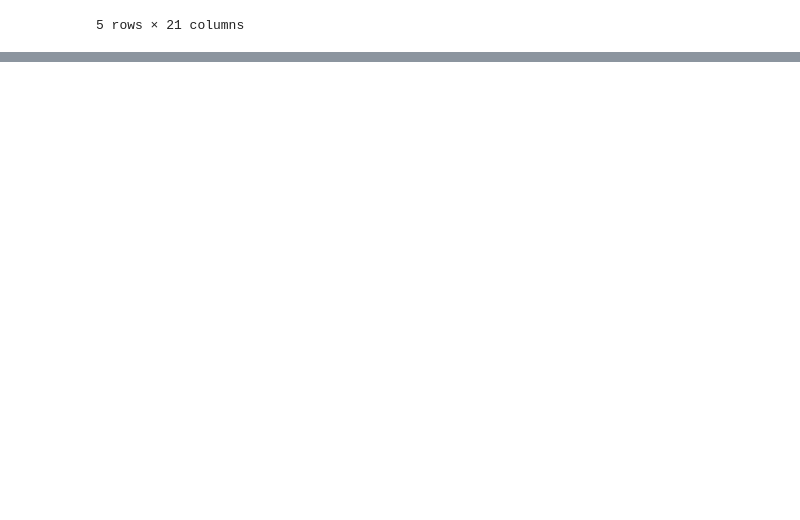
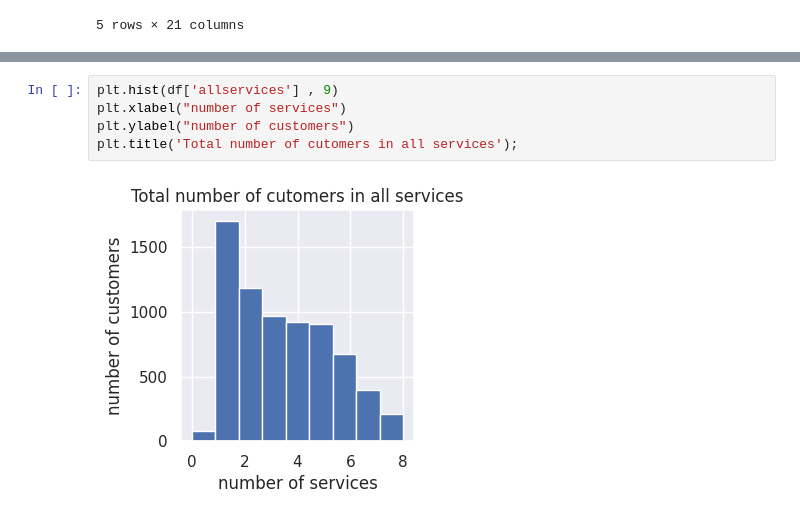
Before and after one commit to Muhammed-Rashid-07/customer_churn_prediction, a Jupyter notebook: EDA.ipynb, the cells around one changed output, grey strips where cells are left out. Drawn from its saved outputs; the diff is of its cells as text; blank space fills up the shorter version.

```diff
--- a/EDA.ipynb
+++ b/EDA.ipynb
@@ -17 +338,8 @@ df.head()
+# %%
+plt.hist(df['allservices'] , 9)
+plt.xlabel("number of services")
+plt.ylabel("number of customers")
+plt.title('Total number of cutomers in all services');
+# %% [output]
+[figure, added]
 # %%
```
Also changed, not shown: parts of 43 cells of this notebook, 16 other files.
